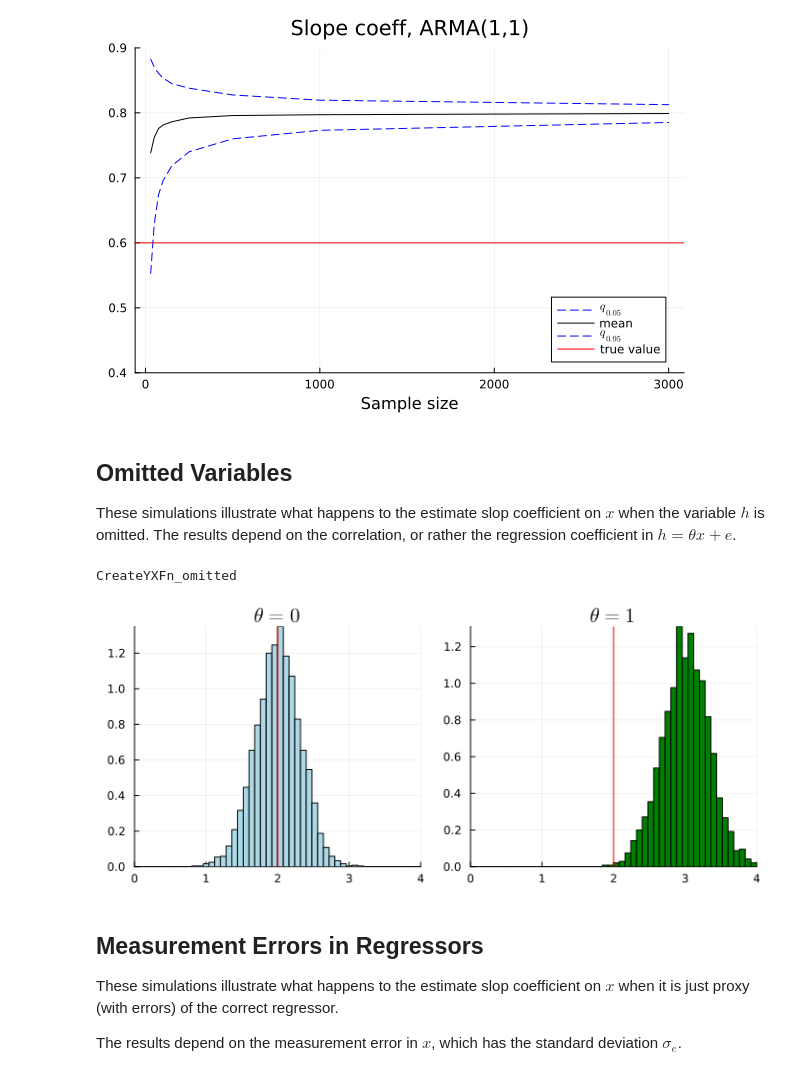
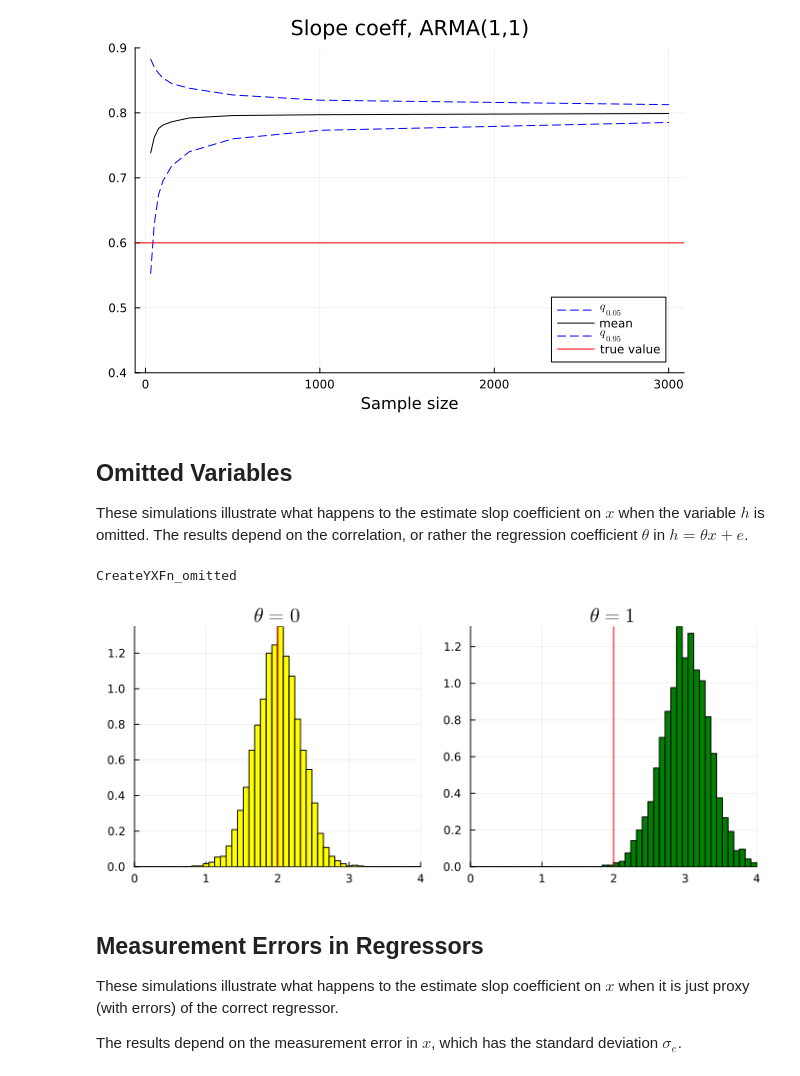
Before and after one commit to PaulSoderlind/ModernFinancialEconometrics, a Jupyter notebook: Ch09_Asymptotics.ipynb, the cells around one changed output. Drawn from its saved outputs; the diff is of its cells as text; code cells hidden in the pictures.

```diff
--- a/Ch09_Asymptotics.ipynb
+++ b/Ch09_Asymptotics.ipynb
@@ -117,7 +117,7 @@ display(p1)
 # %% [markdown]
 ## Omitted Variables
 
-These simulations illustrate what happens to the estimate slop coefficient on $x$ when the variable $h$ is omitted. The results depend on the correlation, or rather the regression coefficient in $h = \theta x + e$.
+These simulations illustrate what happens to the estimate slop coefficient on $x$ when the variable $h$ is omitted. The results depend on the correlation, or rather the regression coefficient $\theta$ in $h = \theta x + e$.
 # %%
 """
     CreateYXFn_omitted(T,b)
@@ -137,28 +137,28 @@ CreateYXFn_omitted
 # %%
 (T,b) = (100,[1,2])
 bM0 = SimulateOLS(z -> CreateYXFn_omitted(T,b,0),T,NSim)[:,2]
 bM1 = SimulateOLS(z -> CreateYXFn_omitted(T,b,1),T,NSim)[:,2]
 
 p1 = histogram( bM0,bins=range(0,4,length=51),
                 normalized = true,
                 legend = false,
-                color=:lightblue,
+                color = :yellow,
                 xlim = (0,4),
                 title = L"\theta=0",
                 guidefontsize = 8 )
      vline!([2],linecolor=:red,line=:solid)
 p2 = histogram( bM1,bins=range(0,4,length=51),
                 normalized = true,
                 legend = false,
-                color=:green,
+                color = :green,
                 xlim = (0,4),
                 title = L"\theta=1",
                 guidefontsize = 8 )
      vline!([2],linecolor=:red,line=:solid)
 pAll = plot(p1,p2,layout=(1,2),size=(700,300))
 display(pAll)
 # %% [output]
-[figure, old version]
+[figure, new version]
 # %% [markdown]
 ## Measurement Errors in Regressors
 
```
Also changed, not shown: parts of 1 cell of this notebook, 2 other files.
